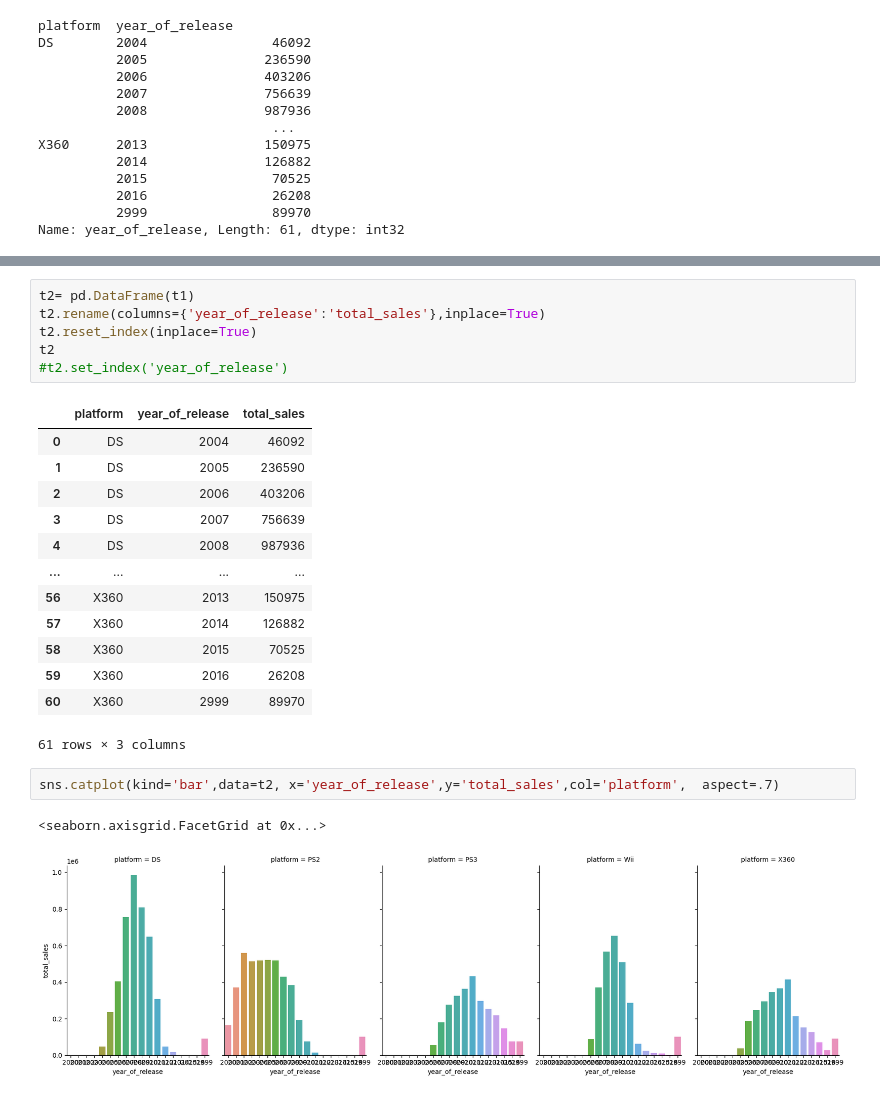
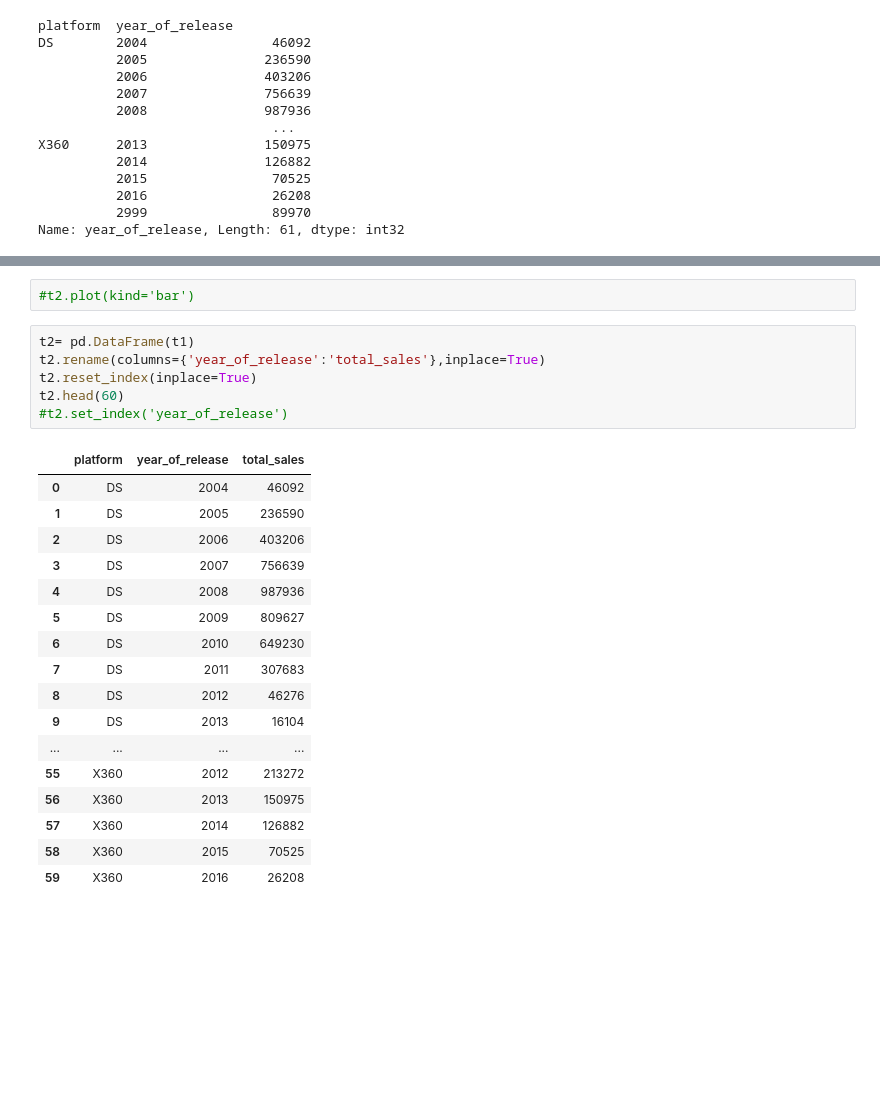
Before and after one commit to OmiHdz/project_s6, a Jupyter notebook: project_s6.ipynb, the cells around one changed output, grey strips where cells are left out. Saved outputs shown, nothing was run; the diff lists cells and outputs as text; blank space fills up the shorter version.

```diff
--- a/project_s6.ipynb
+++ b/project_s6.ipynb
@@ -508,28 +524,29 @@ year_of_release
 2011     14077
 2999    101966
 Name: year_of_release, dtype: int32
+# %%
+#t2.plot(kind='bar')
 # %%
 t2= pd.DataFrame(t1)
 t2.rename(columns={'year_of_release':'total_sales'},inplace=True)
 t2.reset_index(inplace=True)
-t2
+t2.head(60)
 #t2.set_index('year_of_release')
 # %% [output]
 |  | platform | year_of_release | total_sales |
 | 0 | DS | 2004 | 46092 |
 | 1 | DS | 2005 | 236590 |
 | 2 | DS | 2006 | 403206 |
 | 3 | DS | 2007 | 756639 |
 | 4 | DS | 2008 | 987936 |
+| 5 | DS | 2009 | 809627 |
+| 6 | DS | 2010 | 649230 |
+| 7 | DS | 2011 | 307683 |
+| 8 | DS | 2012 | 46276 |
+| 9 | DS | 2013 | 16104 |
 | ... | ... | ... | ... |
+| 55 | X360 | 2012 | 213272 |
 | 56 | X360 | 2013 | 150975 |
 | 57 | X360 | 2014 | 126882 |
 | 58 | X360 | 2015 | 70525 |
 | 59 | X360 | 2016 | 26208 |
-| 60 | X360 | 2999 | 89970 |
-61 rows × 3 columns
-# %%
-sns.catplot(kind='bar',data=t2, x='year_of_release',y='total_sales',col='platform',  aspect=.7)
-# %% [output]
-<seaborn.axisgrid.FacetGrid at 0x...>
-[figure, removed]
```
Also changed, not shown: parts of 22 cells of this notebook.
